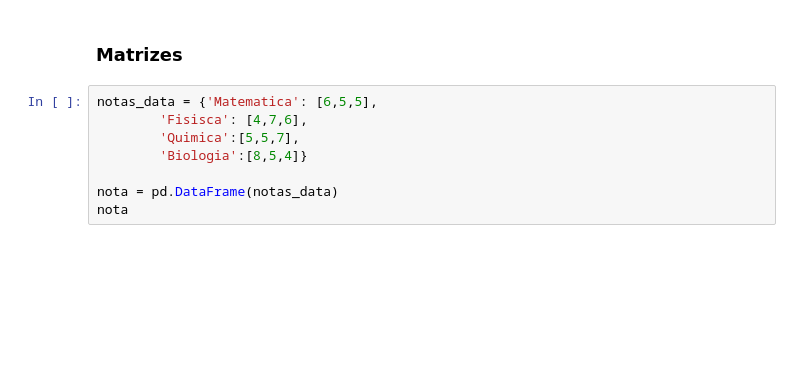
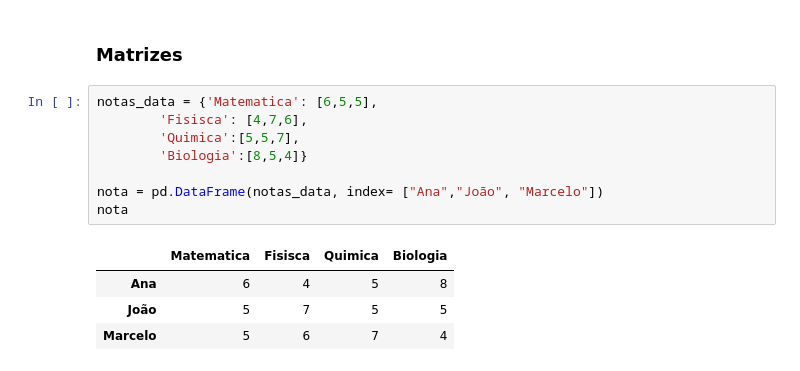
Before and after one commit to NewKanvas/Senac, a Jupyter notebook: IPython/Aula03.ipynb, the cells around one changed output. Cells and saved outputs as stored; diff of their text form; blank space fills up the shorter version.

```diff
--- a/IPython/Aula03.ipynb
+++ b/IPython/Aula03.ipynb
@@ -269,8 +318,13 @@ futebol
 # %%
 notas_data = {'Matematica': [6,5,5],
         'Fisisca': [4,7,6],
         'Quimica':[5,5,7],
         'Biologia':[8,5,4]}
 
-nota = pd.DataFrame(notas_data)
+nota = pd.DataFrame(notas_data, index= ["Ana","João", "Marcelo"])
 nota
+# %% [output]
+|  | Matematica | Fisisca | Quimica | Biologia |
+| Ana | 6 | 4 | 5 | 8 |
+| João | 5 | 7 | 5 | 5 |
+| Marcelo | 5 | 6 | 7 | 4 |
```
Also changed, not shown: parts of 30 cells of this notebook, 1 other file.
